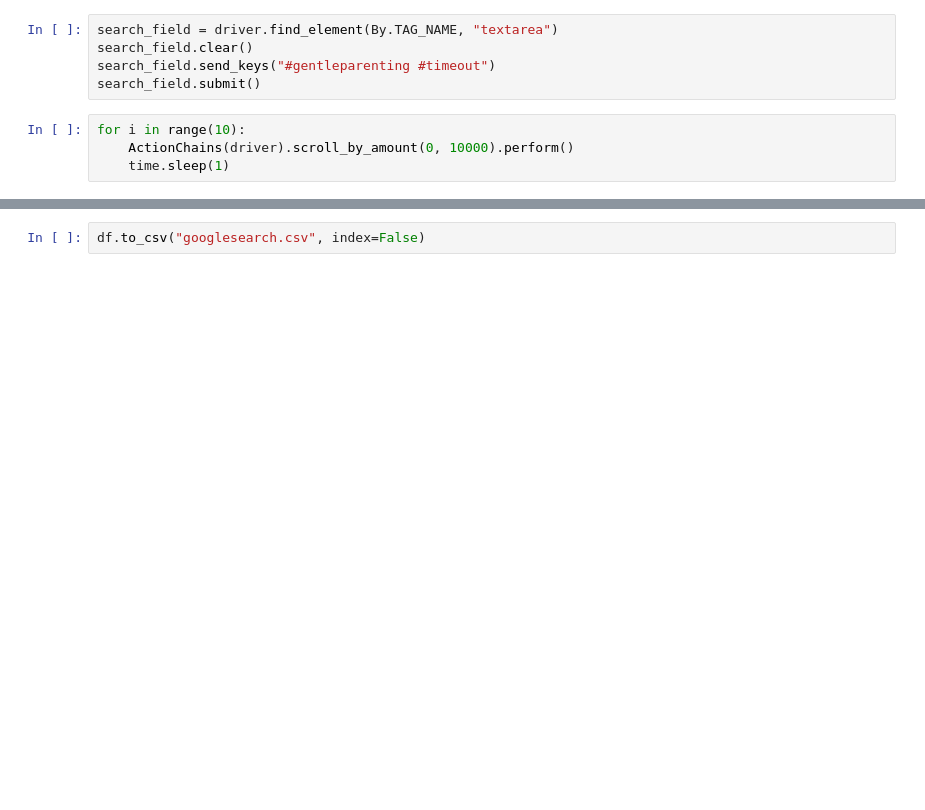
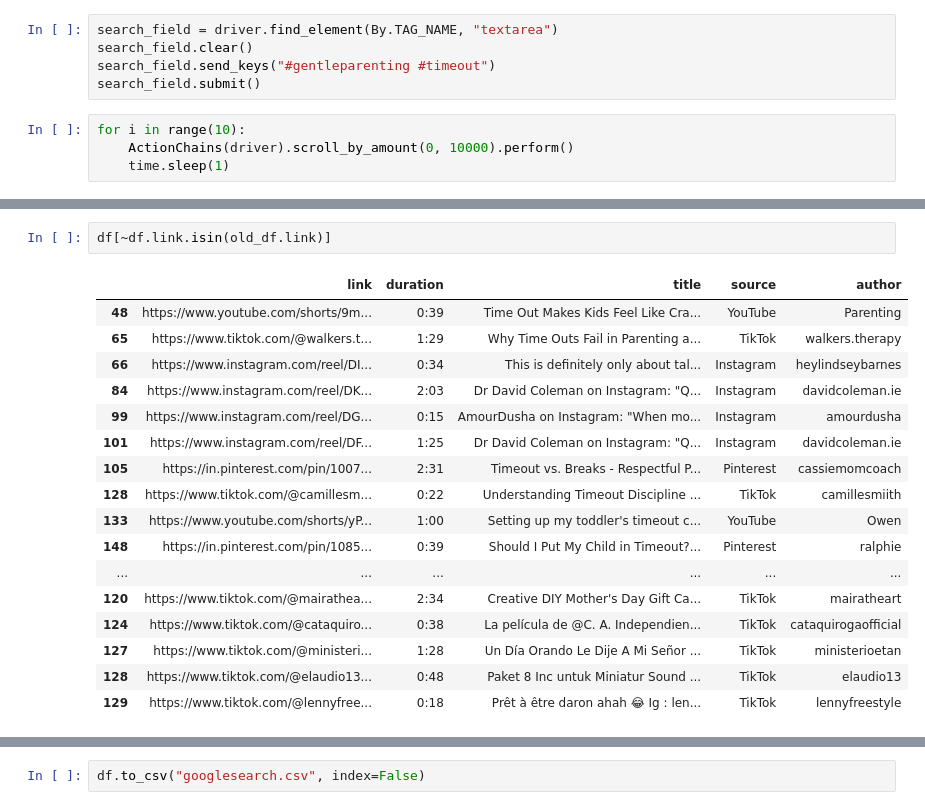
Before and after one commit to UoA-eResearch/timeout, a Jupyter notebook: googlesearch.ipynb, the cells around one changed output, grey strips where cells are left out. Cells and saved outputs as stored; diff of their text form; blank space fills up the shorter version.

```diff
--- a/googlesearch.ipynb
+++ b/googlesearch.ipynb
@@ -229,0 +240,20 @@ Name: count, dtype: int64
+# %%
+df[~df.link.isin(old_df.link)]
+# %% [output]
+|  | link | duration | title | source | author |
+| 48 | https://www.youtube.com/shorts/9m... | 0:39 | Time Out Makes Kids Feel Like Cra... | YouTube | Parenting |
+| 65 | https://www.tiktok.com/@walkers.t... | 1:29 | Why Time Outs Fail in Parenting a... | TikTok | walkers.therapy |
+| 66 | https://www.instagram.com/reel/DI... | 0:34 | This is definitely only about tal... | Instagram | heylindseybarnes |
+| 84 | https://www.instagram.com/reel/DK... | 2:03 | Dr David Coleman on Instagram: "Q... | Instagram | davidcoleman.ie |
+| 99 | https://www.instagram.com/reel/DG... | 0:15 | AmourDusha on Instagram: "When mo... | Instagram | amourdusha |
+| 101 | https://www.instagram.com/reel/DF... | 1:25 | Dr David Coleman on Instagram: "Q... | Instagram | davidcoleman.ie |
+| 105 | https://in.pinterest.com/pin/1007... | 2:31 | Timeout vs. Breaks - Respectful P... | Pinterest | cassiemomcoach |
+| 128 | https://www.tiktok.com/@camillesm... | 0:22 | Understanding Timeout Discipline ... | TikTok | camillesmiith |
+| 133 | https://www.youtube.com/shorts/yP... | 1:00 | Setting up my toddler's timeout c... | YouTube | Owen |
+| 148 | https://in.pinterest.com/pin/1085... | 0:39 | Should I Put My Child in Timeout?... | Pinterest | ralphie |
+| ... | ... | ... | ... | ... | ... |
+| 120 | https://www.tiktok.com/@mairathea... | 2:34 | Creative DIY Mother's Day Gift Ca... | TikTok | mairatheart |
+| 124 | https://www.tiktok.com/@cataquiro... | 0:38 | La película de @C. A. Independien... | TikTok | cataquirogaofficial |
+| 127 | https://www.tiktok.com/@ministeri... | 1:28 | Un Día Orando Le Dije A Mi Señor ... | TikTok | ministerioetan |
+| 128 | https://www.tiktok.com/@elaudio13... | 0:48 | Paket 8 Inc untuk Miniatur Sound ... | TikTok | elaudio13 |
+| 129 | https://www.tiktok.com/@lennyfree... | 0:18 | Prêt à être daron ahah 😂 Ig : len... | TikTok | lennyfreestyle |
```
Also changed, not shown: parts of 17 cells of this notebook, 2 other files.
